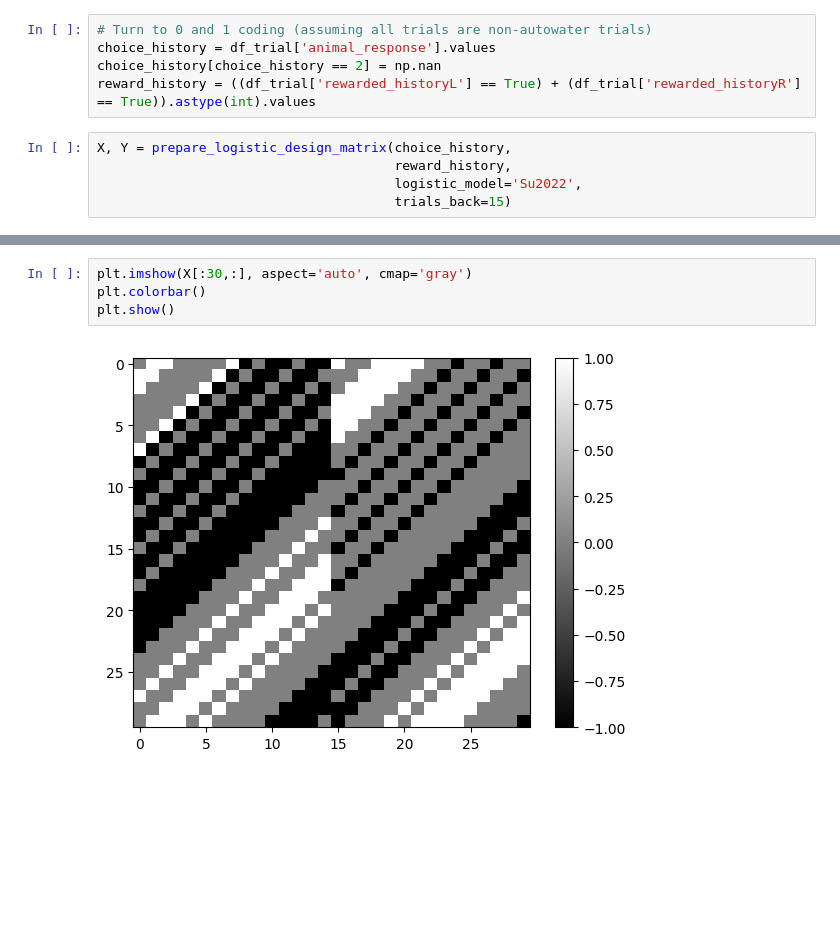
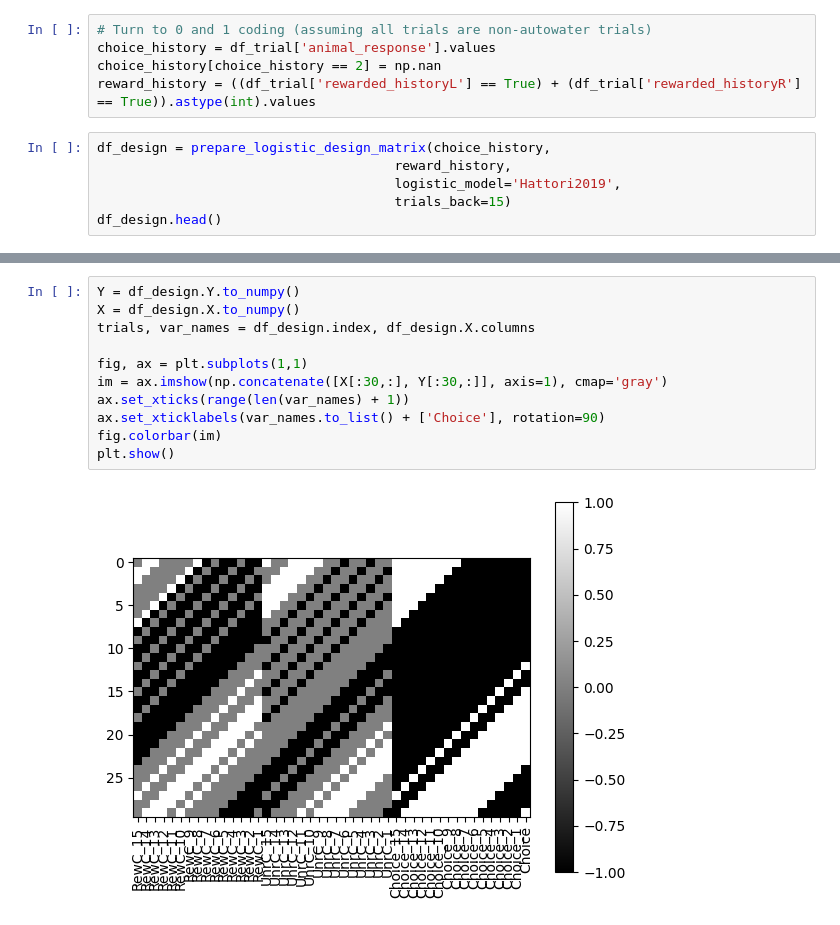
Before and after one commit to AllenNeuralDynamics/aind-dynamic-foraging-models, a Jupyter notebook: docs/_debug_logistic_regression.ipynb, the cells around one changed output, grey strips where cells are left out. Drawn from its saved outputs; the diff is of its cells as text; blank space fills up the shorter version.

```diff
--- a/docs/_debug_logistic_regression.ipynb
+++ b/docs/_debug_logistic_regression.ipynb
@@ -43,7 +43,8 @@ choice_history = df_trial['animal_response'].values
 choice_history[choice_history == 2] = np.nan
 reward_history = ((df_trial['rewarded_historyL'] == True) + (df_trial['rewarded_historyR'] == True)).astype(int).values
 # %%
-X, Y = prepare_logistic_design_matrix(choice_history,
+df_design = prepare_logistic_design_matrix(choice_history,
                                       reward_history,
-                                      logistic_model='Su2022',
+                                      logistic_model='Hattori2019',
                                       trials_back=15)
+df_design.head()
@@ -50,6 +61,13 @@ X, Y = prepare_logistic_design_matrix(choice_history,
-# %%
-plt.imshow(X[:30,:], aspect='auto', cmap='gray')
-plt.colorbar()
-plt.show()
-# %% [output]
-[figure, removed]
+# %%
+Y = df_design.Y.to_numpy()
+X = df_design.X.to_numpy()
+trials, var_names = df_design.index, df_design.X.columns
+
+fig, ax = plt.subplots(1,1)
+im = ax.imshow(np.concatenate([X[:30,:], Y[:30,:]], axis=1), cmap='gray')
+ax.set_xticks(range(len(var_names) + 1))
+ax.set_xticklabels(var_names.to_list() + ['Choice'], rotation=90)
+fig.colorbar(im)
+plt.show()
+# %% [output]
+[figure, added]
```
Also changed, not shown: parts of 1 cell of this notebook.
